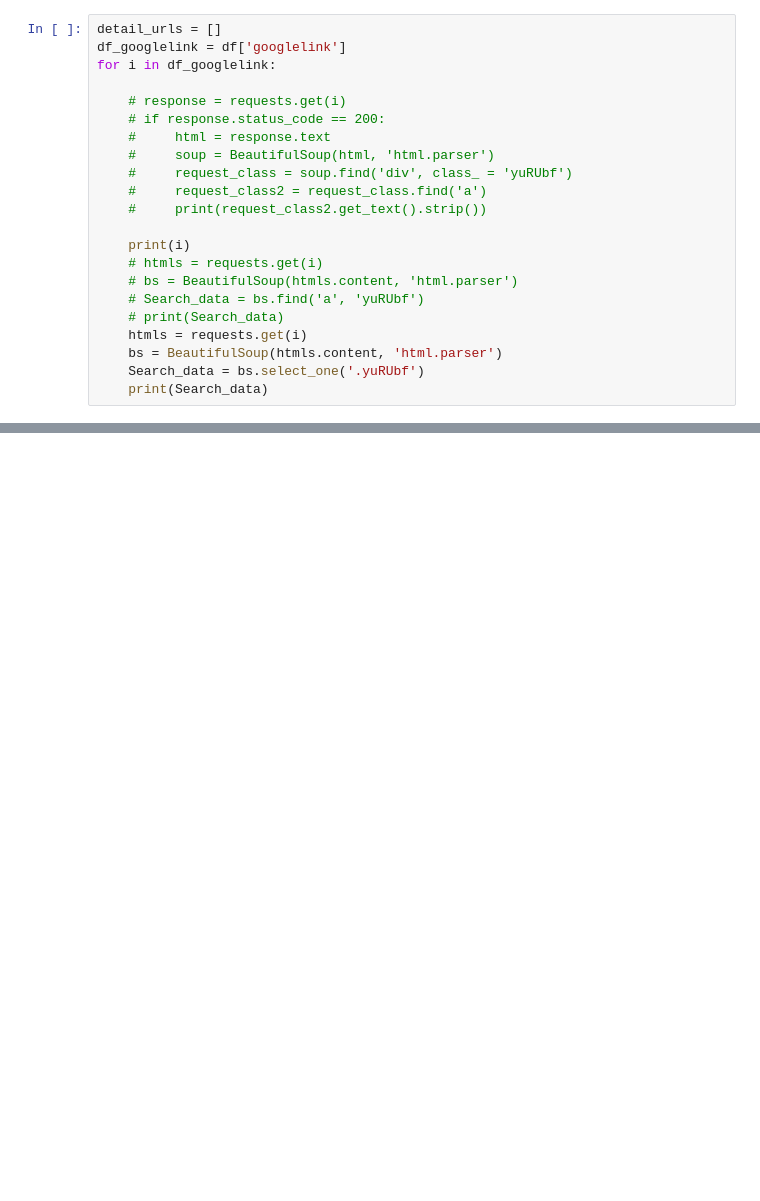
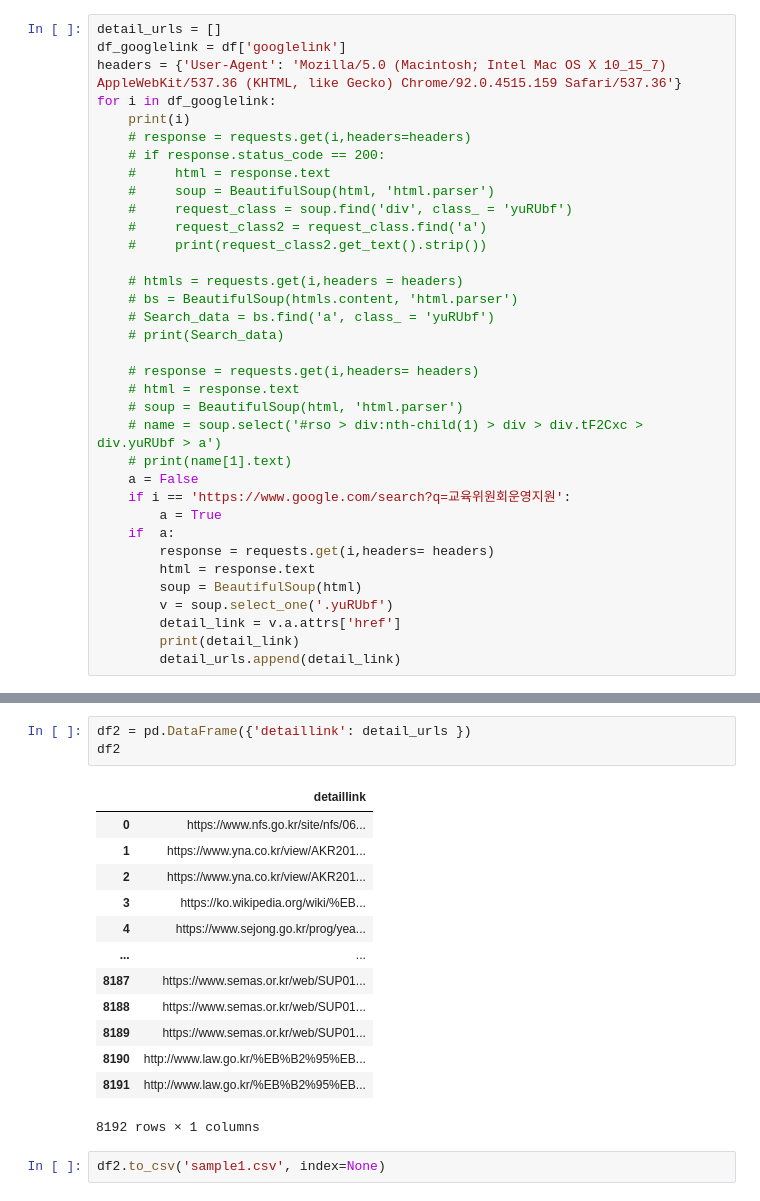
Before and after one commit to wnd180/DACON_financial_data, a Jupyter notebook: crawling/bs4.ipynb, the cells around one changed output, grey strips where cells are left out. Drawn from its saved outputs; the diff is of its cells as text; blank space fills up the shorter version.

```diff
--- a/crawling/bs4.ipynb
+++ b/crawling/bs4.ipynb
@@ -20,9 +21,10 @@ df['googlelink'] = google_link
 # %%
 detail_urls = []
 df_googlelink = df['googlelink']
+headers = {'User-Agent': 'Mozilla/5.0 (Macintosh; Intel Mac OS X 10_15_7) AppleWebKit/537.36 (KHTML, like Gecko) Chrome/92.0.4515.159 Safari/537.36'}
 for i in df_googlelink:
-
-    # response = requests.get(i)
+    print(i)
+    # response = requests.get(i,headers=headers)
     # if response.status_code == 200:
     #     html = response.text
     #     soup = BeautifulSoup(html, 'html.parser')
@@ -30,14 +32,26 @@ for i in df_googlelink:
     #     request_class2 = request_class.find('a')
     #     print(request_class2.get_text().strip())
 
-    print(i)
-    # htmls = requests.get(i)
+    # htmls = requests.get(i,headers = headers)
     # bs = BeautifulSoup(htmls.content, 'html.parser')
-    # Search_data = bs.find('a', 'yuRUbf')
+    # Search_data = bs.find('a', class_ = 'yuRUbf')
     # print(Search_data)
-    htmls = requests.get(i)
-    bs = BeautifulSoup(htmls.content, 'html.parser')
-    Search_data = bs.select_one('.yuRUbf')
-    print(Search_data)
+
+    # response = requests.get(i,headers= headers)
+    # html = response.text
+    # soup = BeautifulSoup(html, 'html.parser')
+    # name = soup.select('#rso > div:nth-child(1) > div > div.tF2Cxc > div.yuRUbf > a')
+    # print(name[1].text)
+    a = False
+    if i == 'https://www.google.com/search?q=교육위원회운영지원':
+        a = True
+    if  a:
+        response = requests.get(i,headers= headers)
+        html = response.text
+        soup = BeautifulSoup(html)
+        v = soup.select_one('.yuRUbf')
+        detail_link = v.a.attrs['href']
+        print(detail_link)
+        detail_urls.append(detail_link)
 # %% [output]
 https://www.google.com/search?q= 안전행정부 국립과학수사연구원 서부분원 신축
@@ -48,0 +75,19 @@ KeyboardInterrupt:
+# %%
+df2 = pd.DataFrame({'detaillink': detail_urls })
+df2
+# %% [output]
+|  | detaillink |
+| 0 | https://www.nfs.go.kr/site/nfs/06... |
+| 1 | https://www.yna.co.kr/view/AKR201... |
+| 2 | https://www.yna.co.kr/view/AKR201... |
+| 3 | https://ko.wikipedia.org/wiki/%EB... |
+| 4 | https://www.sejong.go.kr/prog/yea... |
+| ... | ... |
+| 8187 | https://www.semas.or.kr/web/SUP01... |
+| 8188 | https://www.semas.or.kr/web/SUP01... |
+| 8189 | https://www.semas.or.kr/web/SUP01... |
+| 8190 | http://www.law.go.kr/%EB%B2%95%EB... |
+| 8191 | http://www.law.go.kr/%EB%B2%95%EB... |
+8192 rows × 1 columns
+# %%
+df2.to_csv('sample1.csv', index=None)
```
Also changed, not shown: parts of 2 cells of this notebook, 4 other files.
